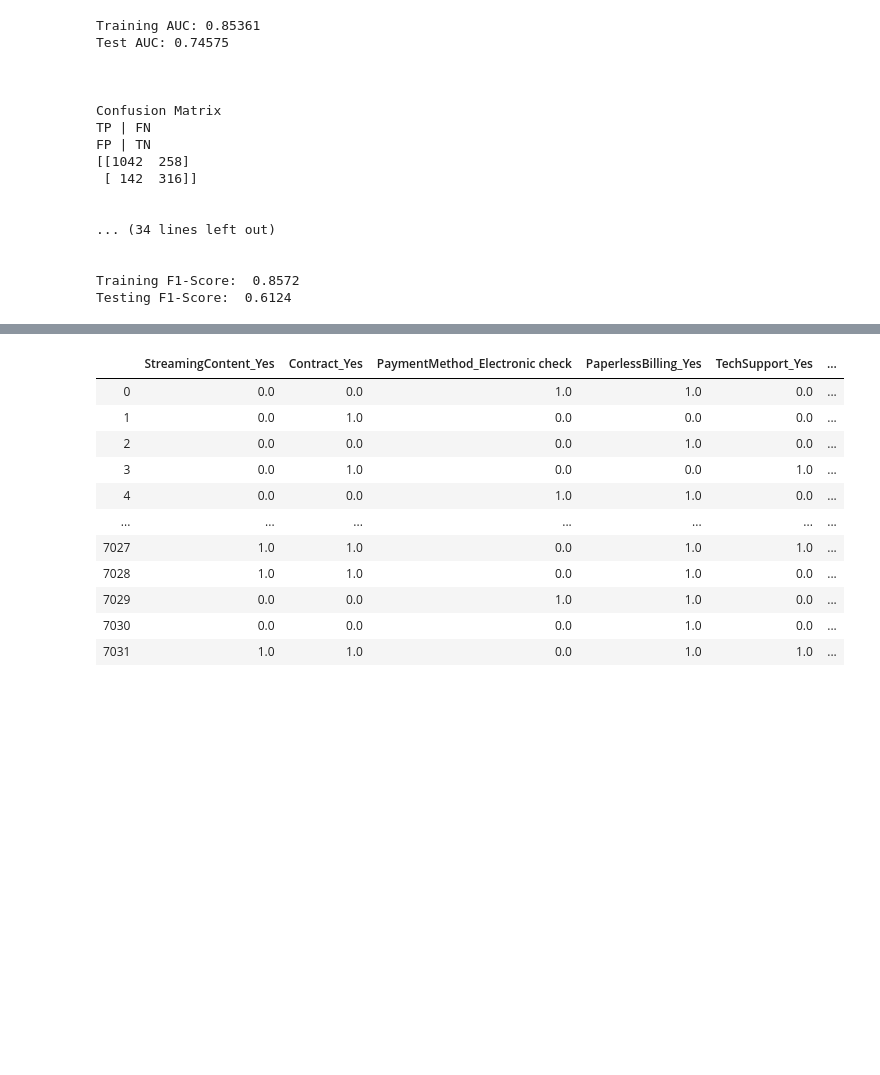
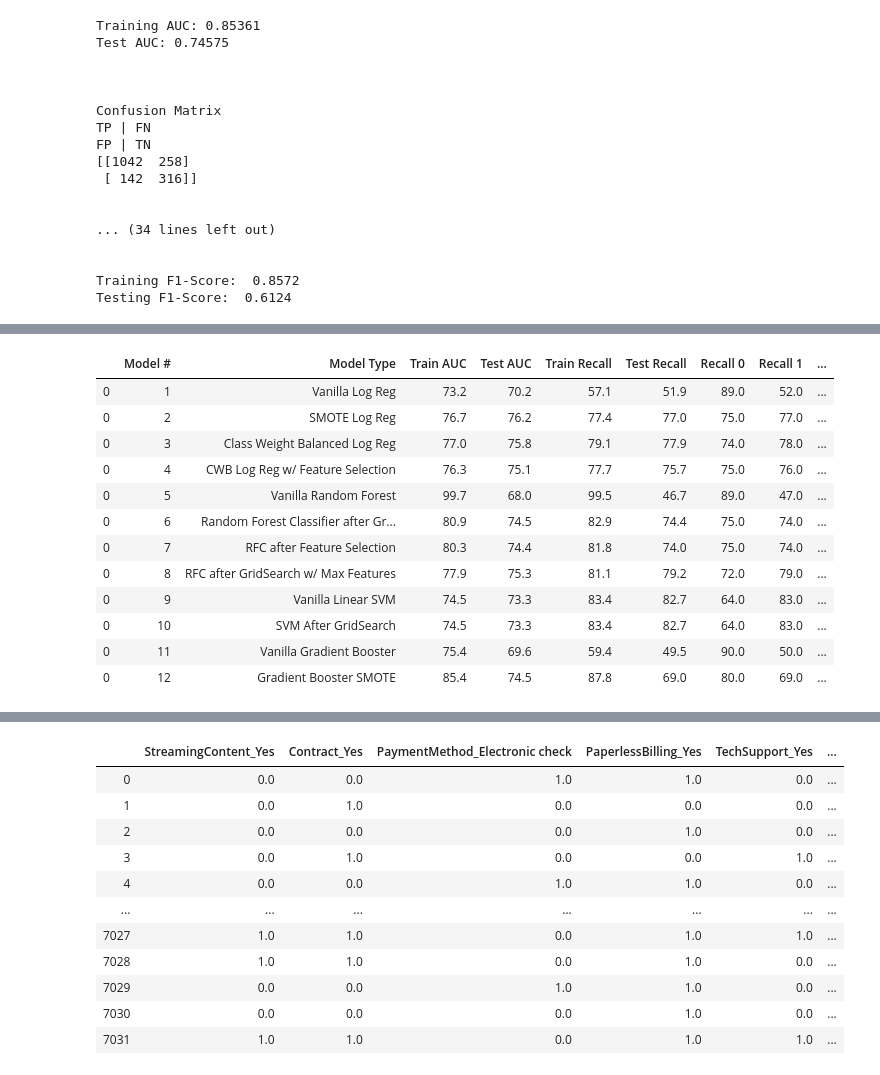
Before and after one commit to will4865/dsc-mod-3-project-v2-1-onl01-dtsc-ft-030220, a Jupyter notebook: student.ipynb, the cells around one changed output, grey strips where cells are left out. Saved outputs shown, nothing was run; the diff lists cells and outputs as text; code cells hidden in the pictures; blank space fills up the shorter version.

```diff
--- a/student.ipynb
+++ b/student.ipynb
@@ -1180,0 +1202,5 @@ Testing F1-Score:  0.5543
+# %%
+results = [11, 'Vanilla Gradient Booster', 75.4,69.6,59.4,49.5,90.0,50.0,61.5,51.7,53.8,42.1, 'Overfitting',4.8]
+results_dict = dict(zip(column_names,results))
+model_results1=pd.DataFrame(results_dict, index = range(1))
+model_results=model_results.append(model_results1)
@@ -1215,0 +1278,21 @@ Testing F1-Score:  0.6124
+# %%
+results = [12, 'Gradient Booster SMOTE', 85.4,74.5,87.8,69.0,80.0,69.0,86.9,65.6,70.7,45.4, 'Overfitting Worse',10.8]
+results_dict = dict(zip(column_names,results))
+model_results1=pd.DataFrame(results_dict, index = range(1))
+model_results=model_results.append(model_results1)
+# %%
+model_results
+# %% [output]
+|  | Model # | Model Type | Train AUC | Test AUC | Train Recall | Test Recall | Recall 0 | Recall 1 | ... |
+| 0 | 1 | Vanilla Log Reg | 73.2 | 70.2 | 57.1 | 51.9 | 89.0 | 52.0 | ... |
+| 0 | 2 | SMOTE Log Reg | 76.7 | 76.2 | 77.4 | 77.0 | 75.0 | 77.0 | ... |
+| 0 | 3 | Class Weight Balanced Log Reg | 77.0 | 75.8 | 79.1 | 77.9 | 74.0 | 78.0 | ... |
+| 0 | 4 | CWB Log Reg w/ Feature Selection | 76.3 | 75.1 | 77.7 | 75.7 | 75.0 | 76.0 | ... |
+| 0 | 5 | Vanilla Random Forest | 99.7 | 68.0 | 99.5 | 46.7 | 89.0 | 47.0 | ... |
+| 0 | 6 | Random Forest Classifier after Gr... | 80.9 | 74.5 | 82.9 | 74.4 | 75.0 | 74.0 | ... |
+| 0 | 7 | RFC after Feature Selection | 80.3 | 74.4 | 81.8 | 74.0 | 75.0 | 74.0 | ... |
+| 0 | 8 | RFC after GridSearch w/ Max Features | 77.9 | 75.3 | 81.1 | 79.2 | 72.0 | 79.0 | ... |
+| 0 | 9 | Vanilla Linear SVM | 74.5 | 73.3 | 83.4 | 82.7 | 64.0 | 83.0 | ... |
+| 0 | 10 | SVM After GridSearch | 74.5 | 73.3 | 83.4 | 82.7 | 64.0 | 83.0 | ... |
+| 0 | 11 | Vanilla Gradient Booster | 75.4 | 69.6 | 59.4 | 49.5 | 90.0 | 50.0 | ... |
+| 0 | 12 | Gradient Booster SMOTE | 85.4 | 74.5 | 87.8 | 69.0 | 80.0 | 69.0 | ... |
```
Also changed, not shown: parts of 75 cells of this notebook, 1 other file.
